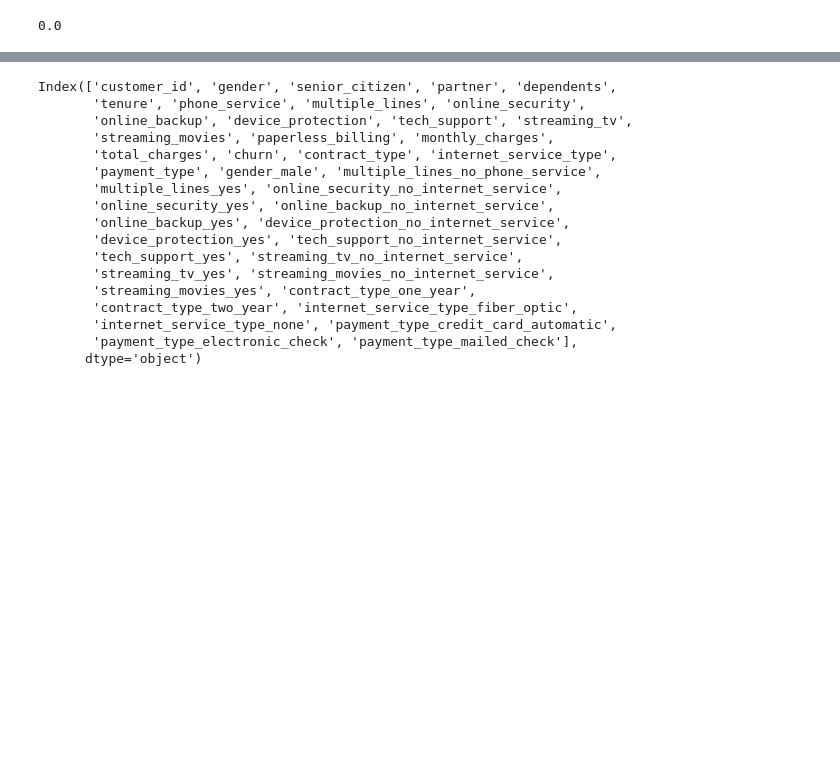
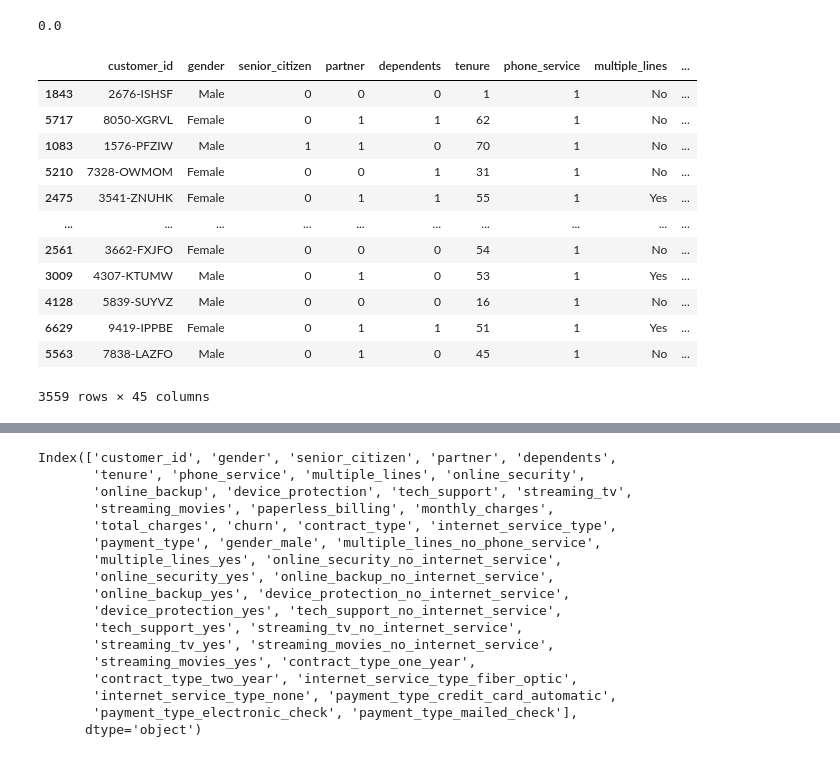
Before and after one commit to Adam-Harris87/classification-project, a Jupyter notebook: modeling.ipynb, the cells around one changed output, grey strips where cells are left out. Drawn from its saved outputs; the diff is of its cells as text; code cells hidden in the pictures; blank space fills up the shorter version.

```diff
--- a/modeling.ipynb
+++ b/modeling.ipynb
@@ -35,3 +36,20 @@ The baseline prediction score accuracy is: 73.47%
 recall_score(train[y_col], baseline)
 # %% [output]
 0.0
+# %%
+phone = train[train['phone_service'] == 1]
+phone
+# %% [output]
+|  | customer_id | gender | senior_citizen | partner | dependents | tenure | phone_service | multiple_lines | ... |
+| 1843 | 2676-ISHSF | Male | 0 | 0 | 0 | 1 | 1 | No | ... |
+| 5717 | 8050-XGRVL | Female | 0 | 1 | 1 | 62 | 1 | No | ... |
+| 1083 | 1576-PFZIW | Male | 1 | 1 | 0 | 70 | 1 | No | ... |
+| 5210 | 7328-OWMOM | Female | 0 | 0 | 1 | 31 | 1 | No | ... |
+| 2475 | 3541-ZNUHK | Female | 0 | 1 | 1 | 55 | 1 | Yes | ... |
+| ... | ... | ... | ... | ... | ... | ... | ... | ... | ... |
+| 2561 | 3662-FXJFO | Female | 0 | 0 | 0 | 54 | 1 | No | ... |
+| 3009 | 4307-KTUMW | Male | 0 | 1 | 0 | 53 | 1 | Yes | ... |
+| 4128 | 5839-SUYVZ | Male | 0 | 0 | 0 | 16 | 1 | No | ... |
+| 6629 | 9419-IPPBE | Female | 0 | 1 | 1 | 51 | 1 | Yes | ... |
+| 5563 | 7838-LAZFO | Male | 0 | 1 | 0 | 45 | 1 | No | ... |
+3559 rows × 45 columns
```
Also changed, not shown: parts of 5 cells of this notebook, 2 other files.
